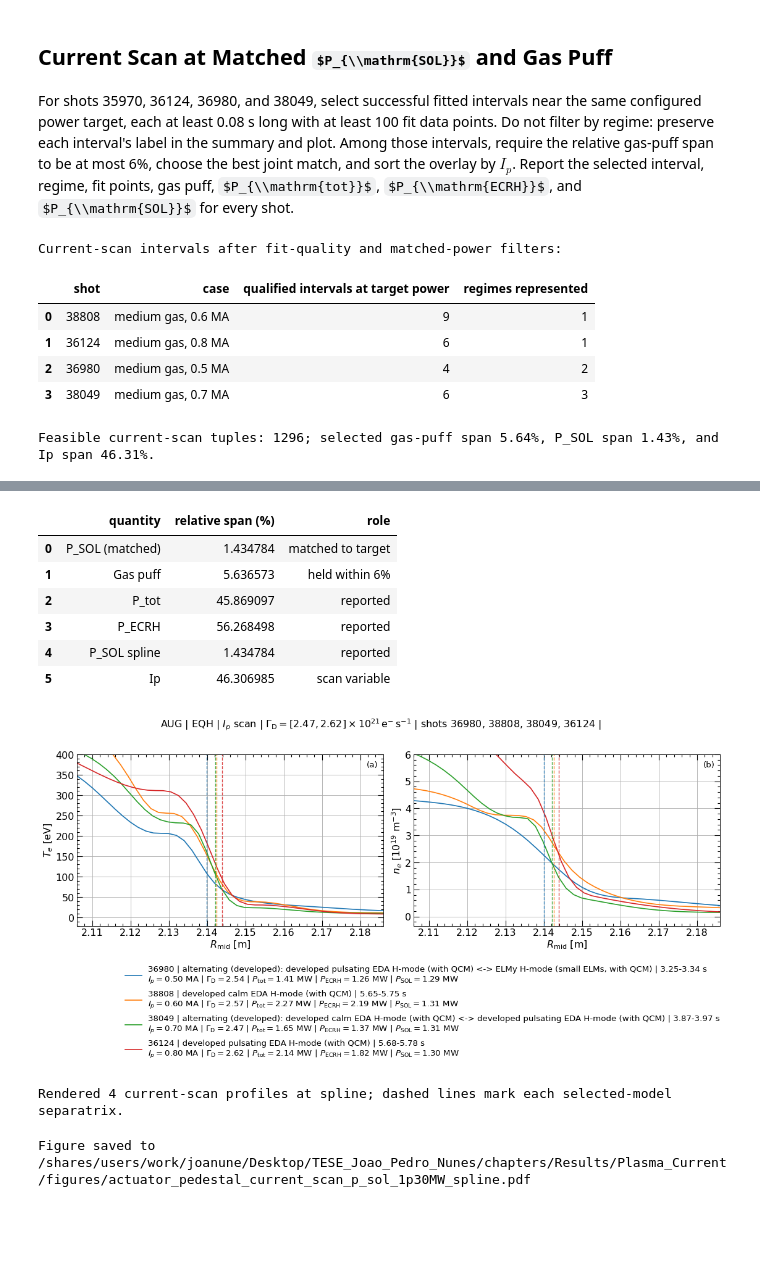
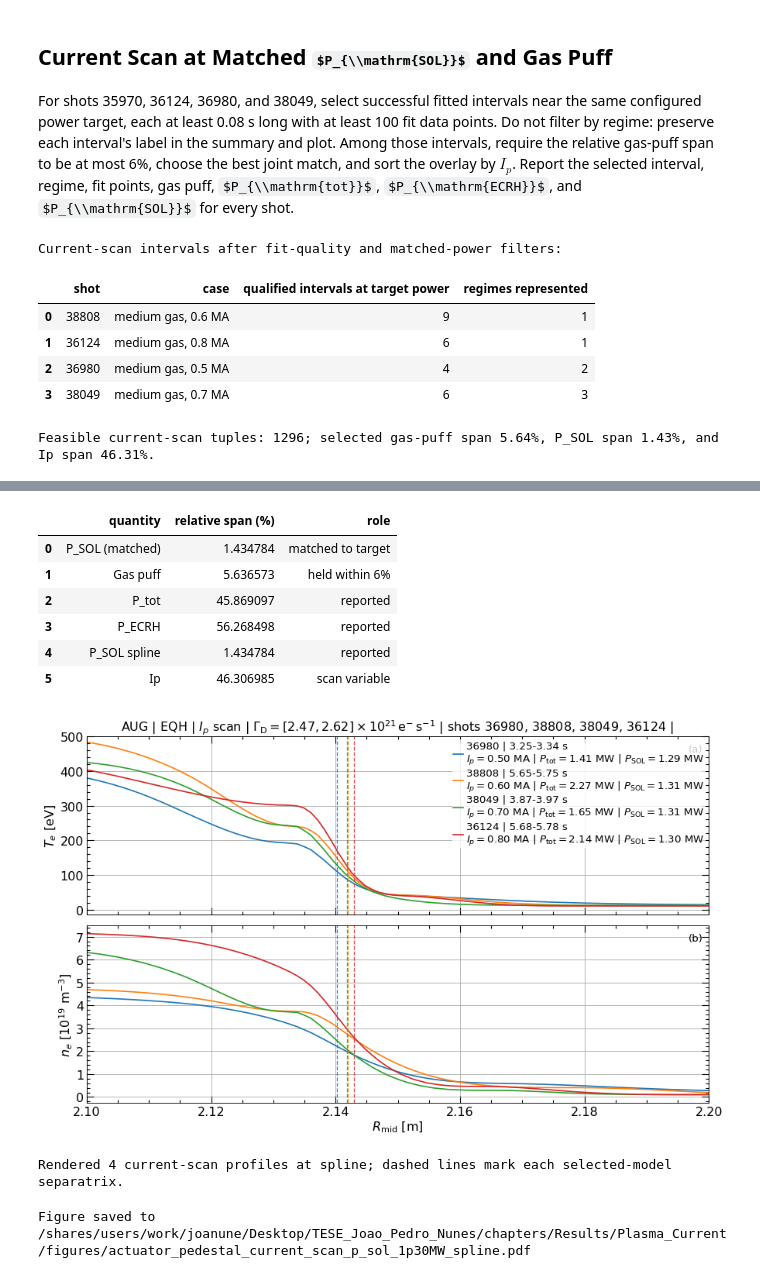
Before and after one commit to Joao-Pedro-Marques-Nunes/TS-profile-fitter, a Jupyter notebook: notebooks/actuator_pedestal_shape_comparison.ipynb, the cells around one changed output, grey strips where cells are left out. Saved outputs shown, nothing was run; the diff lists cells and outputs as text; code cells hidden in the pictures; some formulas as TeX source; blank space fills up the shorter version.

```diff
--- a/notebooks/actuator_pedestal_shape_comparison.ipynb
+++ b/notebooks/actuator_pedestal_shape_comparison.ipynb
@@ -19,7 +19,7 @@ from ipfnpytools.plot import plots as ipfn_plots
 from ipfnpytools.save_figure import save_figure as save_fig
 
 cwd = Path.cwd()
-CONFIG_RELATIVE_PATH = Path("configs/pipeline_config_run05_new_outlier.yaml")
+CONFIG_RELATIVE_PATH = Path("configs/pipeline_config_run_06_for_thesis.yaml")
 PROJECT_ROOT = next(
     (parent for parent in (cwd, *cwd.parents) if (parent / CONFIG_RELATIVE_PATH).is_file()),
     None,
@@ -56,7 +56,7 @@ CURRENT_SCAN_CASES = {
 }
 
 MATCH_POWER_KIND = "P_SOL"
-MATCH_POWER_TARGET_MW = 1.3
+MATCH_POWER_TARGET_MW = 1.4
 MATCH_POWER_RELATIVE_TOLERANCE = 0.10
 MIN_INTERVAL_DURATION_S = 0.08
 MIN_FIT_POINTS = 100
@@ -91,7 +91,7 @@ MATCH_POWER_SCALE = 1e-6
 
 assert CONFIG["equilibrium"] == "EQH"
 assert SPLINE_CONFIG["method"] == "ipfn_spline"
-assert SPLINE_CONFIG["knot_strategy"] == "edge_biased_quantile"
+assert SPLINE_CONFIG["knot_strategy"] == "hybrid"
 
 
 def _fit_point_count(result_path):
@@ -360,14 +360,14 @@ def evaluate_saved_profiles(result_path):
         raise ValueError(f"Fit metadata does not match pinned config: {mismatches}")
 
     spline = result["spline"]
+    if spline.get("t_full") is None:
+        raise ValueError(f"{result_path.name} has no t_full; rerun the pipeline")
     degree = 3
     knots = np.asarray(spline["knots"], dtype=float)
-    knot_vector = np.r_[
-        np.repeat(knots[0], degree + 1),
-        knots[1:-1],
-        np.repeat(knots[-1], degree + 1),
-    ]
-    radius = np.asarray(spline["R_mid_spl"], dtype=float)
+    knot_vector = np.asarray(spline["t_full"], dtype=float)
+    radius = np.arange(knots[0], knots[-1], float(spline["dR_fine"]))
+    if radius.size == 0 or radius[-1] < knots[-1]:
+        radius = np.append(radius, knots[-1])
     te_spline = BSpline(
         knot_vector,
         np.asarray(spline["Te_params"], dtype=float),
@@ -393,6 +393,7 @@ def evaluate_saved_profiles(result_path):
     rsep_mtanh = float(physics["mtanh"]["Rsep"])
     return {
         "result": result,
+        "radius_mid": radius,
         "radius_relative": radius - rsep_eqh,
         "te_spline": np.asarray(te_spline, dtype=float),
         "te_mtanh": np.asarray(te_mtanh, dtype=float),
@@ -639,7 +661,7 @@ Figure saved to /shares/users/work/joanune/Desktop/TESE_Joao_Pedro_Nunes/chapter
 
 For shots 35970, 36124, 36980, and 38049, select successful fitted intervals near the same configured power target, each at least 0.08 s long with at least 100 fit data points. Do not filter by regime: preserve each interval's label in the summary and plot. Among those intervals, require the relative gas-puff span to be at most 6%, choose the best joint match, and sort the overlay by $I_p$. Report the selected interval, regime, fit points, gas puff, $P_{\\mathrm{tot}}$, $P_{\\mathrm{ECRH}}$, and $P_{\\mathrm{SOL}}$ for every shot.
 # %%
-CURRENT_SCAN_MODEL = PROFILE_MODEL
+CURRENT_SCAN_MODEL = 'spline'
 if CURRENT_SCAN_MODEL not in {"spline", "mtanh"}:
     raise ValueError("PROFILE_MODEL must be either 'spline' or 'mtanh'")
 
@@ -786,6 +808,11 @@ for row in current_scan_rows:
     current_scan_profiles.append(profile)
 
 current_scan_colors = ["tab:blue", "tab:orange", "tab:green", "tab:red"]
+current_scan_radius = np.linspace(
+    max(float(profile["radius_mid"].min()) for profile in current_scan_profiles),
+    min(float(profile["radius_mid"].max()) for profile in current_scan_profiles),
+    400,
+)
 current_scan_cases = []
 for color, profile, row in zip(current_scan_colors, current_scan_profiles, current_scan_rows):
     physics = profile["result"]["physics"]
@@ -796,21 +823,25 @@ for color, profile, row in zip(current_scan_colors, current_scan_profiles, curre
     p_sol = float(row[SOL_FIELD]) / 1e6
     interval_start = float(row["t_begin (s)"])
     interval_end = float(row["t_end (s)"])
+    radius_mid = profile["radius_mid"]
+    te_on_grid = np.interp(current_scan_radius, radius_mid, profile[f"te_{CURRENT_SCAN_MODEL}"])
+    ne_on_grid = np.interp(current_scan_radius, radius_mid, profile[f"ne_{CURRENT_SCAN_MODEL}"])
     current_scan_cases.append(
         {
             "color": color,
             "shot": int(row["shot"]),
-            "radius_mid": np.asarray(profile["result"]["spline"]["R_mid_spl"], dtype=float),
-            "te": np.asarray(profile[f"te_{CURRENT_SCAN_MODEL}"], dtype=float),
-            "ne": np.asarray(profile[f"ne_{CURRENT_SCAN_MODEL}"], dtype=float) / 1e19,
+            "radius_mid": current_scan_radius,
+            "te": te_on_grid,
+            "ne": ne_on_grid / 1e19,
             "rsep": float(physics[CURRENT_SCAN_MODEL]["Rsep"]),
             "label": (
-                f"{int(row['shot'])} | {row['label']} | "
+                f"{int(row['shot'])} | "
+                #f" {row['label']} | "
                 f"{interval_start:.2f}-{interval_end:.2f} s\n"
                 rf"$I_p={current:.2f}$ MA | "
-                rf"$\Gamma_{{\mathrm{{D}}}}={gas_puff:.2f}$ | "
+                #rf"$\Gamma_{{\mathrm{{D}}}}={gas_puff:.2f}$ | "
                 rf"$P_{{\mathrm{{tot}}}}={p_net:.2f}$ MW | "
-                rf"$P_{{\mathrm{{ECRH}}}}={p_ecrh:.2f}$ MW | "
+                #rf"$P_{{\mathrm{{ECRH}}}}={p_ecrh:.2f}$ MW | "
                 rf"$P_{{\mathrm{{SOL}}}}={p_sol:.2f}$ MW"
             ),
         }
@@ -821,7 +852,7 @@ current_scan_x = [case["radius_mid"] for case in current_scan_cases] * 2
 current_scan_y = [case["te"] for case in current_scan_cases] + [
     case["ne"] for case in current_scan_cases
 ]
-current_scan_plot_labels = [case["label"] for case in current_scan_cases] * 2
+current_scan_plot_labels = [case["label"] for case in current_scan_cases] + [None] * n_current_scan_cases
 current_scan_plot_colors = [case["color"] for case in current_scan_cases] * 2
 current_scan_plot_boxes = [0] * n_current_scan_cases + [1] * n_current_scan_cases
 current_scan_plot_kw = [
@@ -840,7 +871,7 @@ current_scan_fig, current_scan_axes = ipfn_plots(
     labels=current_scan_plot_labels,
     boxes=current_scan_plot_boxes,
     n_boxes=2,
-    x_labels=r"$R_{\mathrm{mid}}$ [m]",
+    x_labels=[None, r"$R_{\mathrm{mid}}$ [m]"],
     y_labels=[r"$T_e$ [eV]", r"$n_e$ [$10^{19}$ m$^{-3}$]"],
     linestyles=["-"] * (2 * n_current_scan_cases),
     markers=[None] * (2 * n_current_scan_cases),
@@ -856,10 +887,14 @@ current_scan_fig, current_scan_axes = ipfn_plots(
     show=False,
     save_fig=False,
     close=False,
-    ncols=2,
-    figsize=(14, 7),
-    y_maxs_boxes=[400, 6],
+    ncols=1,
+    v_factor = 1.65,
+    h_factor = 1.8,
+    y_maxs_boxes=[500, 7.5],
+    x_mins_boxes = 2.1,
+    x_maxs_boxes = 2.2,
     sharex=True,
+    legend_kw={'loc': "upper right"}
 )
 current_scan_axes = np.asarray(current_scan_axes, dtype=object).ravel()
 current_scan_eqh = [
@@ -872,9 +907,11 @@ current_scan_xlim = (
     current_scan_mean_eqh + PEDESTAL_XLIM[1],
 )
 for axis in current_scan_axes:
+    '''
     axis_legend = axis.get_legend()
     if axis_legend is not None:
         axis_legend.remove()
+    '''
     for case in current_scan_cases:
         axis.axvline(
             case["rsep"],
@@ -883,8 +920,8 @@ for axis in current_scan_axes:
             linewidth=1.2,
             alpha=0.85,
         )
-    axis.set_xlim(*current_scan_xlim)
-
+    #axis.set_xlim(*current_scan_xlim)
+'''
 current_scan_legend_handles, current_scan_legend_labels = (
     current_scan_axes[0].get_legend_handles_labels()
 )
@@ -901,35 +938,35 @@ current_scan_fig.legend(
     title_fontsize=9,
     #loc="lower center",
     bbox_to_anchor=(1, 0.3),
     ncols=1,
 )
-current_scan_fig.tight_layout(rect=(0, 0.30, 1, 0.92))
+current_scan_fig.tight_layout(rect=(0, 0.30, 1, 0.98)) '''
 display(current_scan_fig)
 print(
     f"Rendered {len(current_scan_cases)} current-scan profiles at {CURRENT_SCAN_MODEL}; "
     "dashed lines mark each selected-model separatrix."
 )
 # %% [output]
 Current-scan intervals after fit-quality and matched-power filters:
 |  | shot | case | qualified intervals at target power | regimes represented |
 | 0 | 38808 | medium gas, 0.6 MA | 9 | 1 |
 | 1 | 36124 | medium gas, 0.8 MA | 6 | 1 |
 | 2 | 36980 | medium gas, 0.5 MA | 4 | 2 |
 | 3 | 38049 | medium gas, 0.7 MA | 6 | 3 |
 Feasible current-scan tuples: 1296; selected gas-puff span 5.64%, P_SOL span 1.43%, and Ip span 46.31%.
 |  | shot | case | t_begin (s) | t_end (s) | duration (s) | regime | fit points | fit status | ... |
 | 0 | 36980 | medium gas, 0.5 MA | 3.248333 | 3.341667 | 0.093333 | alternating (developed): develope... | 151 | ok | ... |
 | 1 | 38808 | medium gas, 0.6 MA | 5.648400 | 5.750700 | 0.102300 | developed calm EDA H-mode (with QCM) | 187 | ok | ... |
 | 2 | 38049 | medium gas, 0.7 MA | 3.872222 | 3.974444 | 0.102222 | alternating (developed): develope... | 193 | ok | ... |
 | 3 | 36124 | medium gas, 0.8 MA | 5.676667 | 5.783333 | 0.106667 | developed pulsating EDA H-mode (w... | 192 | ok | ... |
 |  | quantity | relative span (%) | role |
 | 0 | P_SOL (matched) | 1.434784 | matched to target |
 | 1 | Gas puff | 5.636573 | held within 6% |
 | 2 | P_tot | 45.869097 | reported |
 | 3 | P_ECRH | 56.268498 | reported |
 | 4 | P_SOL spline | 1.434784 | reported |
 | 5 | Ip | 46.306985 | scan variable |
-[figure, old version]
+[figure, new version]
 Rendered 4 current-scan profiles at spline; dashed lines mark each selected-model separatrix.
 # %%
 THESIS_FIGURES_DIR = Path(
```
Also changed, not shown: parts of 7 cells of this notebook, 12 other files.
